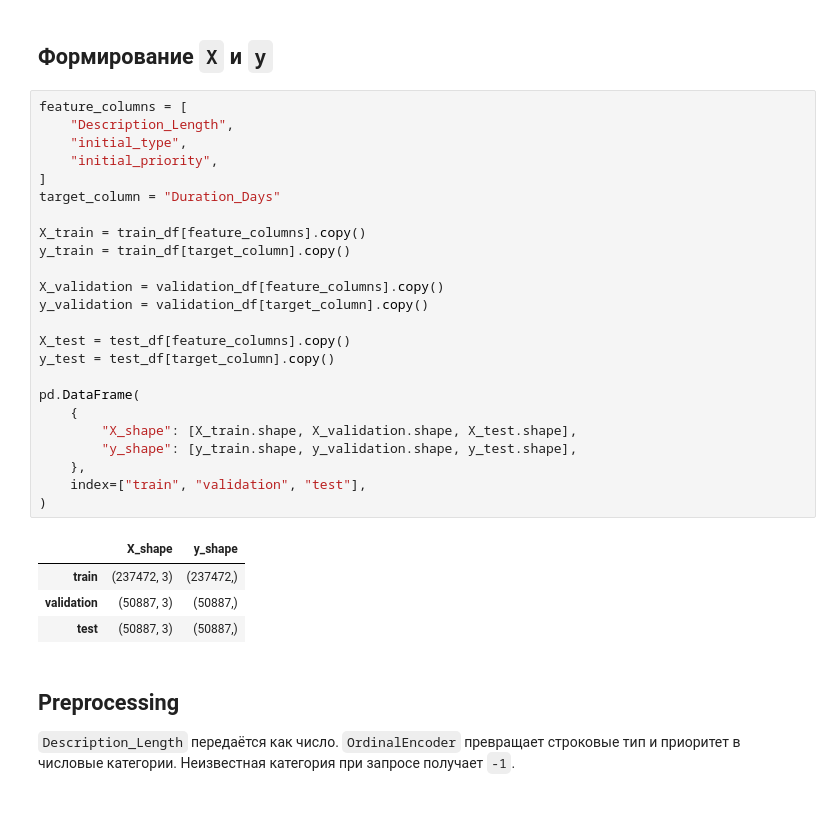
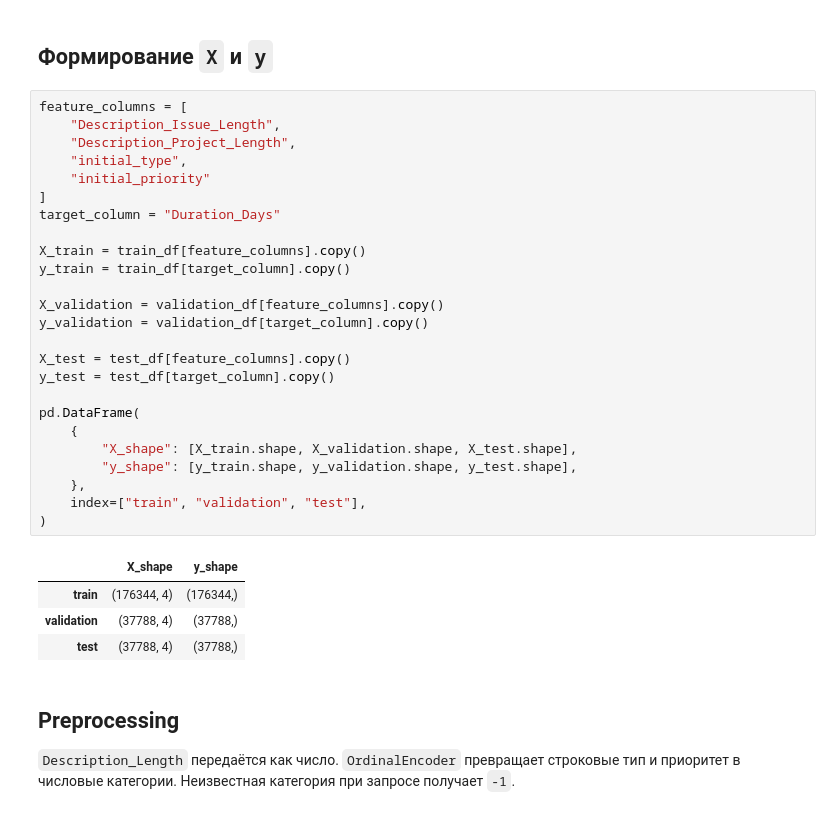
Before and after one commit to Fillin0is/average_task_performance, a Jupyter notebook: data_access/notebooks/03_baseline.ipynb, the cells around one changed output. Saved outputs shown, nothing was run; the diff lists cells and outputs as text.

```diff
--- a/data_access/notebooks/03_baseline.ipynb
+++ b/data_access/notebooks/03_baseline.ipynb
@@ -108,33 +108,34 @@ pd.DataFrame(
 ## Формирование `X` и `y`
 # %%
 feature_columns = [
-    "Description_Length",
+    "Description_Issue_Length",
+    "Description_Project_Length",
     "initial_type",
-    "initial_priority",
+    "initial_priority"
 ]
 target_column = "Duration_Days"
 
 X_train = train_df[feature_columns].copy()
 y_train = train_df[target_column].copy()
 
 X_validation = validation_df[feature_columns].copy()
 y_validation = validation_df[target_column].copy()
 
 X_test = test_df[feature_columns].copy()
 y_test = test_df[target_column].copy()
 
 pd.DataFrame(
     {
         "X_shape": [X_train.shape, X_validation.shape, X_test.shape],
         "y_shape": [y_train.shape, y_validation.shape, y_test.shape],
     },
     index=["train", "validation", "test"],
 )
 # %% [output]
 |  | X_shape | y_shape |
-| train | (237472, 3) | (237472,) |
-| validation | (50887, 3) | (50887,) |
-| test | (50887, 3) | (50887,) |
+| train | (176344, 4) | (176344,) |
+| validation | (37788, 4) | (37788,) |
+| test | (37788, 4) | (37788,) |
 # %% [markdown]
 ## Preprocessing
 
```
Also changed, not shown: parts of 6 cells of this notebook, 2 other files.
